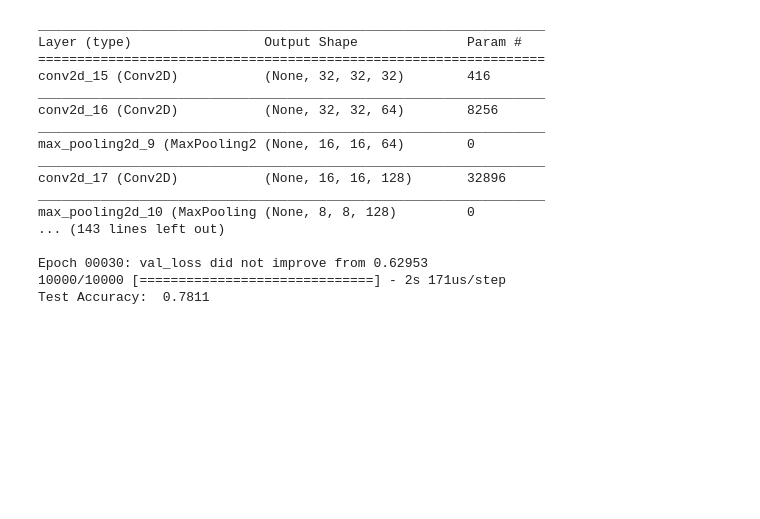
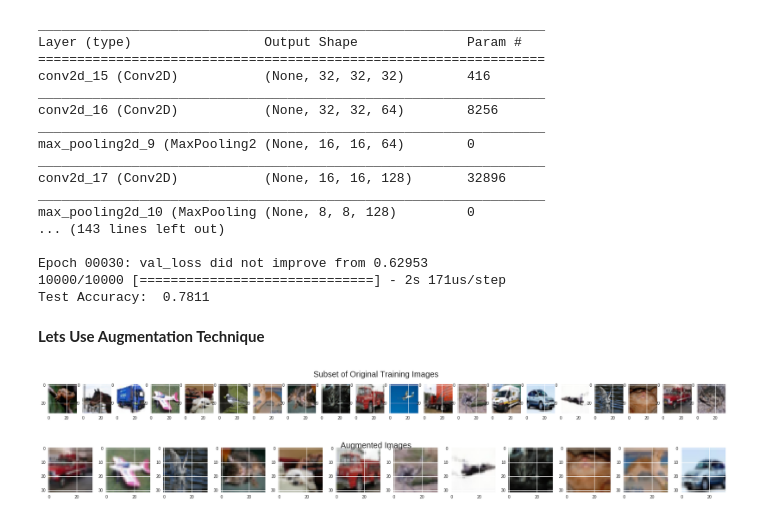
Before and after one commit to MonideepDe/CIFAR10-Classification, a Jupyter notebook: CIFAR10.ipynb, the cells around one changed output. Cells and saved outputs as stored; diff of their text form; code cells hidden in the pictures; blank space fills up the shorter version.

Commit message:
Used Augmentation technique. accuracy 78.5

```diff
--- a/CIFAR10.ipynb
+++ b/CIFAR10.ipynb
@@ -313,3 +312,57 @@ max_pooling2d_10 (MaxPooling (None, 8, 8, 128)         0
 Epoch 00030: val_loss did not improve from 0.62953
 10000/10000 [==============================] - 2s 171us/step
 Test Accuracy:  0.7811
+# %% [markdown]
+**Lets Use Augmentation Technique**
+# %%
+# Preprocess images
+from keras.preprocessing.image import ImageDataGenerator
+
+datagen_train = ImageDataGenerator(
+                width_shift_range=0.1, #randomly shift images horizontally (10% of total width)
+                height_shift_range=0.1, #randomly shift images vertically (10% of total height)
+                horizontal_flip=True #Randomly flips images horizontally
+                )
+
+datagen_valid = ImageDataGenerator(
+                width_shift_range=0.1, #randomly shift images horizontally (10% of total width)
+                height_shift_range=0.1, #randomly shift images vertically (10% of total height)
+                horizontal_flip=True #Randomly flips images horizontally
+                )
+
+# Fit the augmented image generator on training and validation sets
+datagen_train.fit(x_train)
+datagen_train.fit(x_valid)
+# %%
+import matplotlib.pyplot as plt
+
+# Visual the newly generated (augmented) images along with the original ones
+x_train_subset = x_train[:20]
+
+# Show the original images
+fig = plt.figure(figsize=(30, 2))
+for i in range(0, len(x_train_subset)):
+  ax = fig.add_subplot(1, 20, i+1)
+  ax.imshow(x_train_subset[i])
+fig.suptitle('Subset of Original Training Images', fontsize=20)
+plt.show()
+
+# Show the Augmented Images
+fig = plt.figure(figsize=(30, 2))
+
+datagen = ImageDataGenerator(
+    width_shift_range=0.1,  # randomly shift images horizontally (10% of total width)
+    height_shift_range=0.1,  # randomly shift images vertically (10% of total height)
+    horizontal_flip=True) # randomly flip images horizontally
+datagen.fit(x_train_subset)
+
+for augimg in datagen.flow(x_train_subset, batch_size=20):
+  for i in range(0, 12):
+    ax = fig.add_subplot(1, 12, i+1)
+    ax.imshow(augimg[i])
+  fig.suptitle('Augmented Images', fontsize=20)
+  plt.show()
+  break;
+# %% [output]
+[figure, added]
+[figure, added]
```
Also changed, not shown: parts of 6 cells of this notebook.
